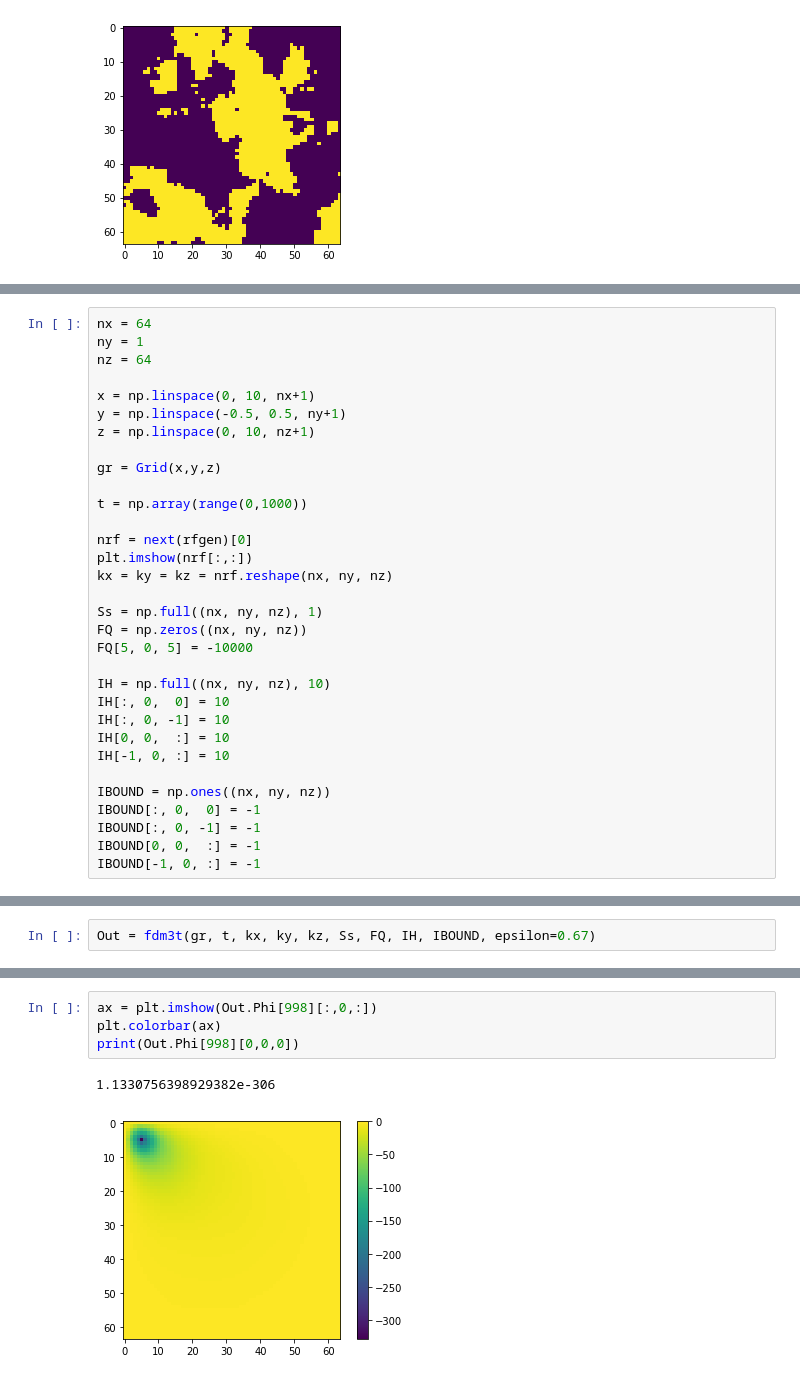
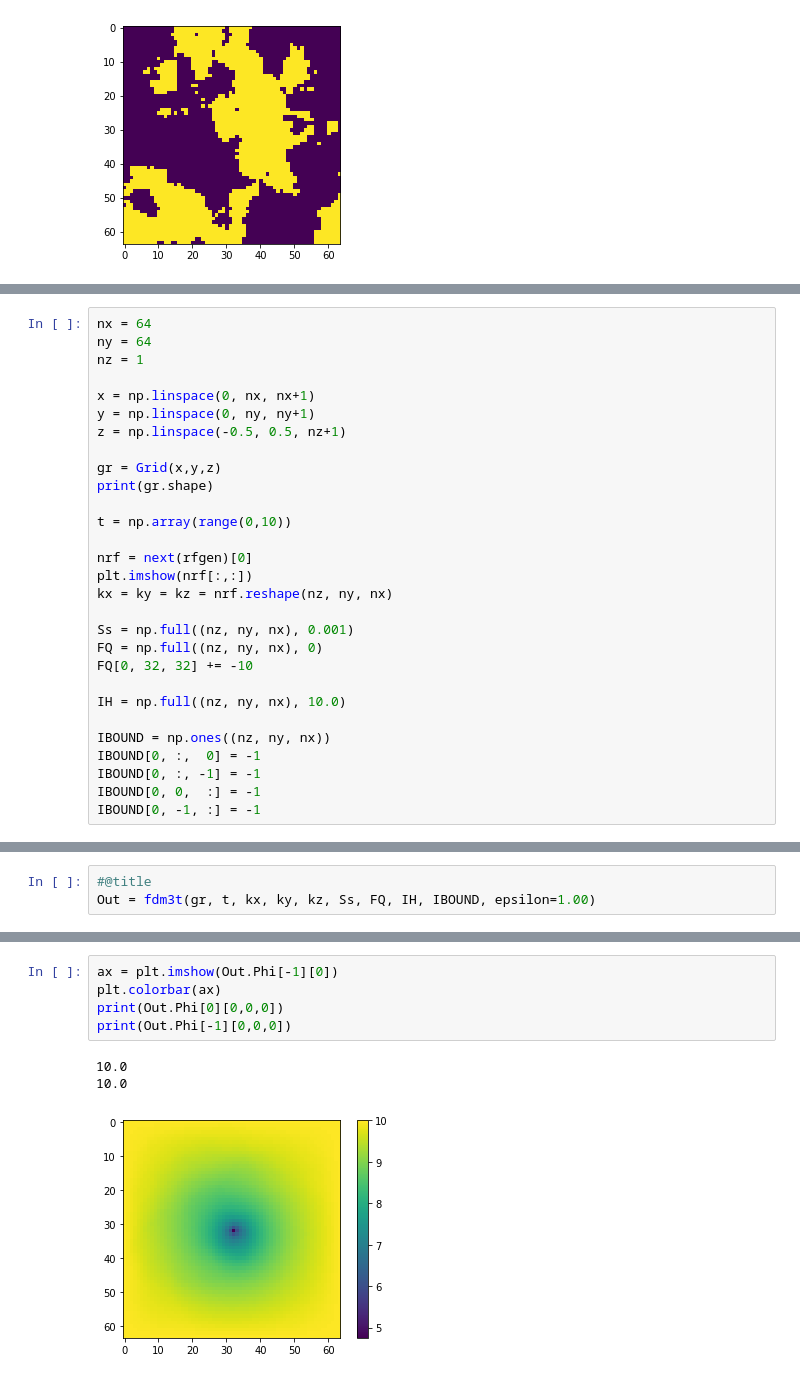
Before and after one commit to mlttac/AUNet_gwf, a Jupyter notebook: Darcy2DSolver.ipynb, the cells around one changed output, grey strips where cells are left out. Drawn from its saved outputs; the diff is of its cells as text.

```diff
--- a/Darcy2DSolver.ipynb
+++ b/Darcy2DSolver.ipynb
@@ -1432,34 +1436,31 @@ def fdm3t(gr, t, kx, ky, kz, Ss, FQ, HI, IBOUND, epsilon=0.67):
     return Out # all outputs in a named tuple for easy access
 # %%
 nx = 64
-ny = 1
-nz = 64
+ny = 64
+nz = 1
 
-x = np.linspace(0, 10, nx+1)
-y = np.linspace(-0.5, 0.5, ny+1)
-z = np.linspace(0, 10, nz+1)
+x = np.linspace(0, nx, nx+1)
+y = np.linspace(0, ny, ny+1)
+z = np.linspace(-0.5, 0.5, nz+1)
 
 gr = Grid(x,y,z)
+print(gr.shape)
 
-t = np.array(range(0,1000))
+t = np.array(range(0,10))
 
 nrf = next(rfgen)[0]
 plt.imshow(nrf[:,:])
-kx = ky = kz = nrf.reshape(nx, ny, nz)
+kx = ky = kz = nrf.reshape(nz, ny, nx)
 
-Ss = np.full((nx, ny, nz), 1)
-FQ = np.zeros((nx, ny, nz))
-FQ[5, 0, 5] = -10000
+Ss = np.full((nz, ny, nx), 0.001)
+FQ = np.full((nz, ny, nx), 0)
+FQ[0, 32, 32] += -10
 
-IH = np.full((nx, ny, nz), 10)
-IH[:, 0,  0] = 10
-IH[:, 0, -1] = 10
-IH[0, 0,  :] = 10
-IH[-1, 0, :] = 10
+IH = np.full((nz, ny, nx), 10.0)
 
-IBOUND = np.ones((nx, ny, nz))
-IBOUND[:, 0,  0] = -1
-IBOUND[:, 0, -1] = -1
+IBOUND = np.ones((nz, ny, nx))
+IBOUND[0, :,  0] = -1
+IBOUND[0, :, -1] = -1
 IBOUND[0, 0,  :] = -1
-IBOUND[-1, 0, :] = -1
+IBOUND[0, -1, :] = -1
 # %% [output]
@@ -1467,2 +1469,3 @@ IBOUND[-1, 0, :] = -1
 # %%
-Out = fdm3t(gr, t, kx, ky, kz, Ss, FQ, IH, IBOUND, epsilon=0.67)
+#@title
+Out = fdm3t(gr, t, kx, ky, kz, Ss, FQ, IH, IBOUND, epsilon=1.00)
@@ -1469,10 +1491,12 @@ Out = fdm3t(gr, t, kx, ky, kz, Ss, FQ, IH, IBOUND, epsilon=0.67)
 # %%
-ax = plt.imshow(Out.Phi[998][:,0,:])
+ax = plt.imshow(Out.Phi[-1][0])
 plt.colorbar(ax)
-print(Out.Phi[998][0,0,0])
+print(Out.Phi[0][0,0,0])
+print(Out.Phi[-1][0,0,0])
 # %% [output]
-1.1330756398929382e-306
+10.0
+10.0
-[figure, old version]
+[figure, new version]
 # %%
 # Generate Data Set
 Realisations = 10
```
Also changed, not shown: parts of 5 cells of this notebook.
